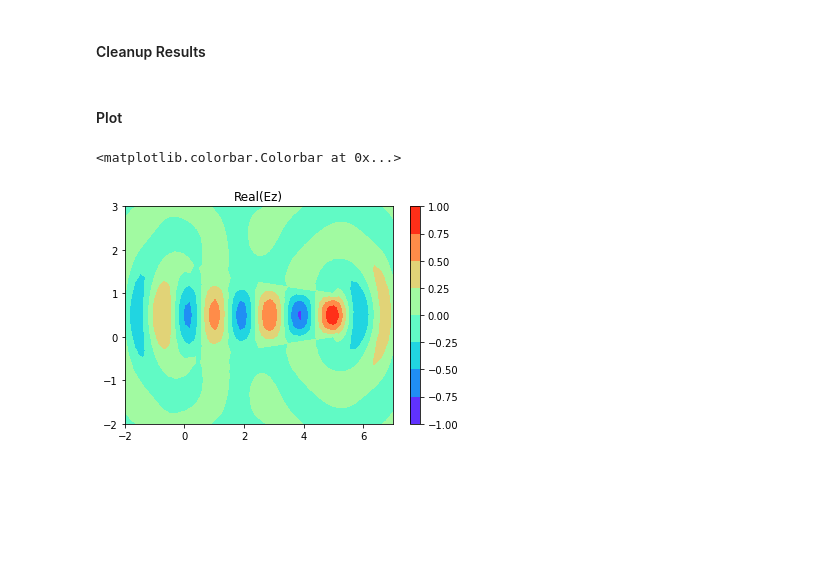
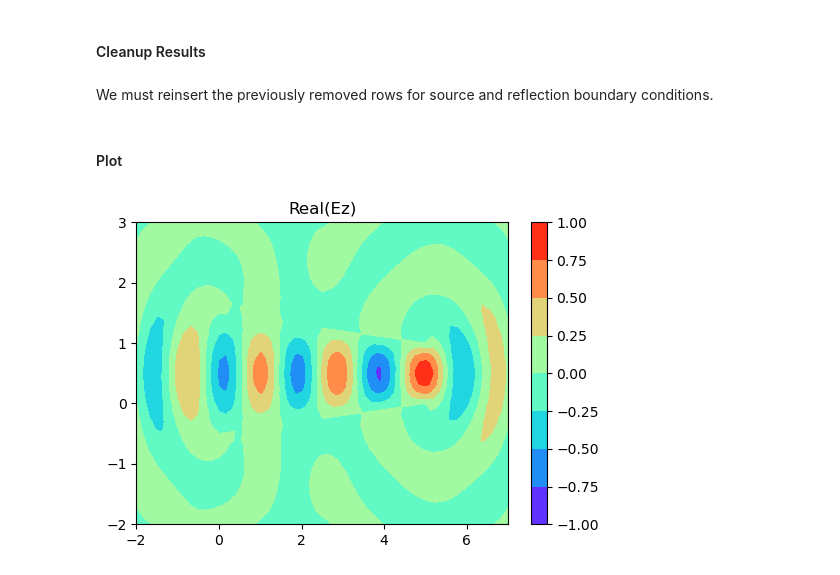
Before and after one commit to Jormit/2D-FEM-EM-Simulator, a Jupyter notebook: fem.ipynb, the cells around one changed output. Drawn from its saved outputs; the diff is of its cells as text; code cells hidden in the pictures; blank space fills up the shorter version.

Commit message:
Larger graphs

```diff
--- a/fem.ipynb
+++ b/fem.ipynb
@@ -247,6 +251,8 @@ K = np.delete(K, to_delete, axis=1)
 x = np.linalg.solve(K, b)
 # %% [markdown]
 #### Cleanup Results
+# %% [markdown]
+We must reinsert the previously removed rows for source and reflection boundary conditions.
 # %%
 to_delete.sort()
 for i in range(len(to_delete)):
@@ -254,10 +260,9 @@ for i in range(len(to_delete)):
 # %% [markdown]
 #### Plot
 # %%
-plt.figure()
+plt.figure(dpi=100)
 plt.tricontourf(coords[:, 0], coords[:, 1], edof - 1, np.real(x), cmap=plt.cm.rainbow)
 plt.title("Real(Ez)")
-plt.colorbar()
+plt.colorbar();
 # %% [output]
-<matplotlib.colorbar.Colorbar at 0x...>
-[figure, old version]
+[figure, new version]
```
Also changed, not shown: parts of 4 cells of this notebook.
